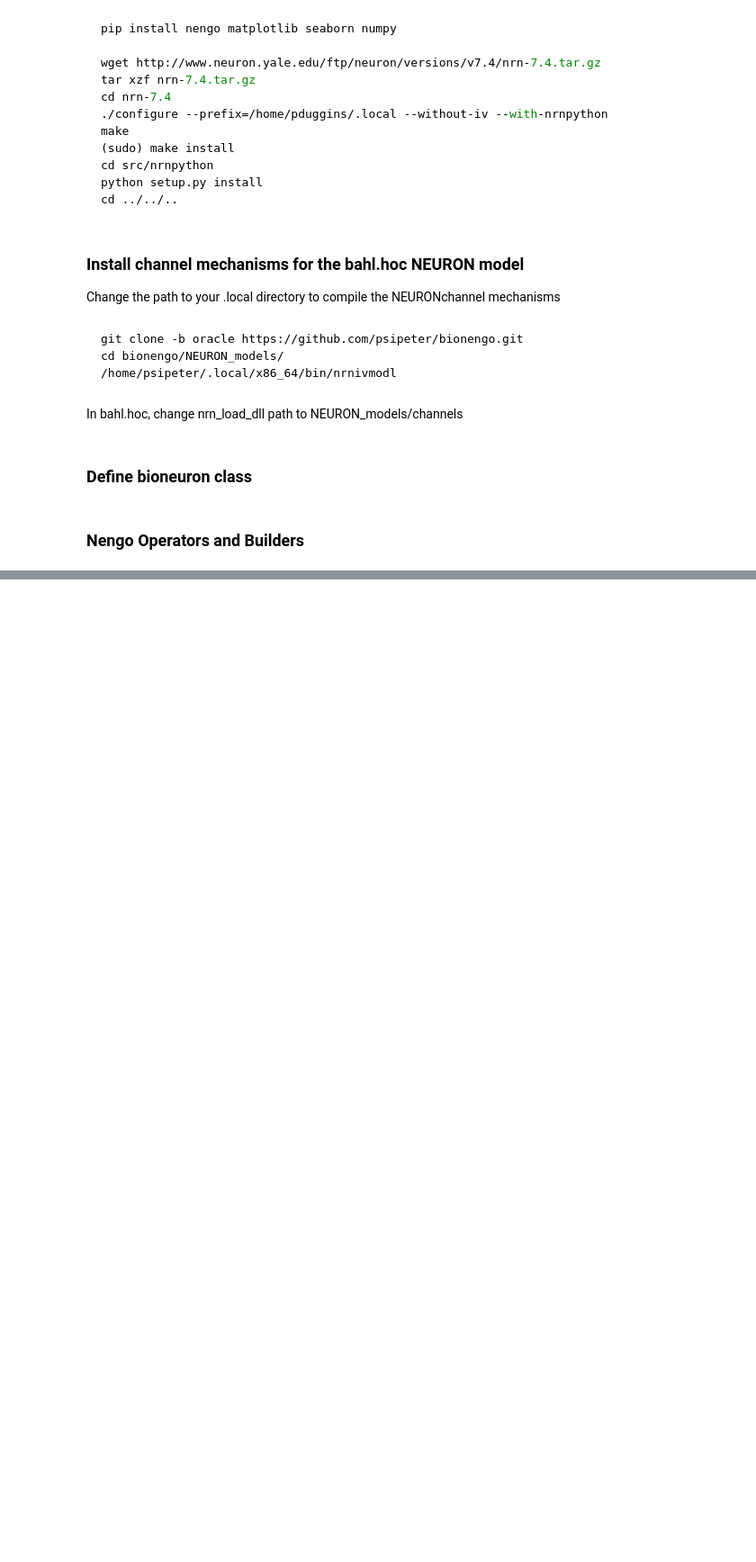
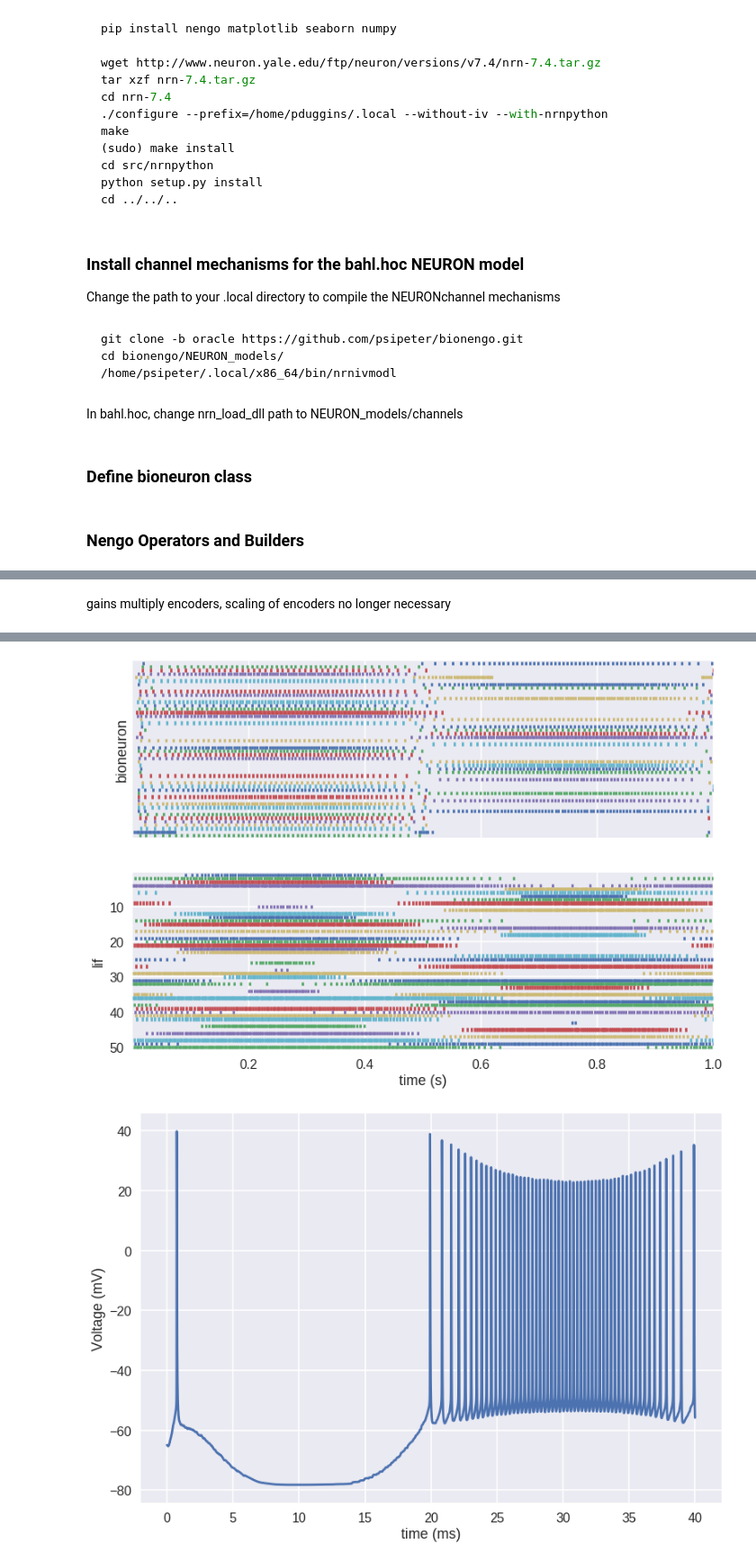
Before and after one commit to MrBananaHuman/bionengo, a Jupyter notebook: bioneuron_oracle.ipynb, the cells around one changed output, grey strips where cells are left out. Shown at 90% size. Drawn from its saved outputs; the diff is of its cells as text; code cells hidden in the pictures; blank space fills up the shorter version.

```diff
--- a/bioneuron_oracle.ipynb
+++ b/bioneuron_oracle.ipynb
@@ -356,0 +381,15 @@ plt.show()
+# %% [markdown]
+gains multiply encoders, scaling of encoders no longer necessary
+# %%
+lif_encoders, lif_gains, weights_bias = pre_model(pre_neurons,n_neurons,tau,dim,n_syn,dt,t_final,pre_seed,bio_seed)
+
+weights_bias=np.zeros((weights_bias.shape))
+lif_encoders *= lif_gains.reshape(-1, 1)
+
+#identical synaptic locations for each neuron
+rng=np.random.RandomState(seed=333)
+syn_locations=np.array([rng.uniform(0,1,size=(pre_neurons,n_syn)) for n in range(n_neurons)])
+# syn_locations=rng.uniform(0,1,size=(n_neurons,pre_neurons,n_syn))
+
+decoders_bio_2=simulate(n_neurons,tau,dim,n_syn,dt,t_final,lif_encoders,weights_bias,pre_seed,bio_seed)
+# %% [output]
@@ -356,0 +399,2 @@ plt.show()
+[figure, added]
+[figure, added]
```
Also changed, not shown: parts of 33 cells of this notebook.
